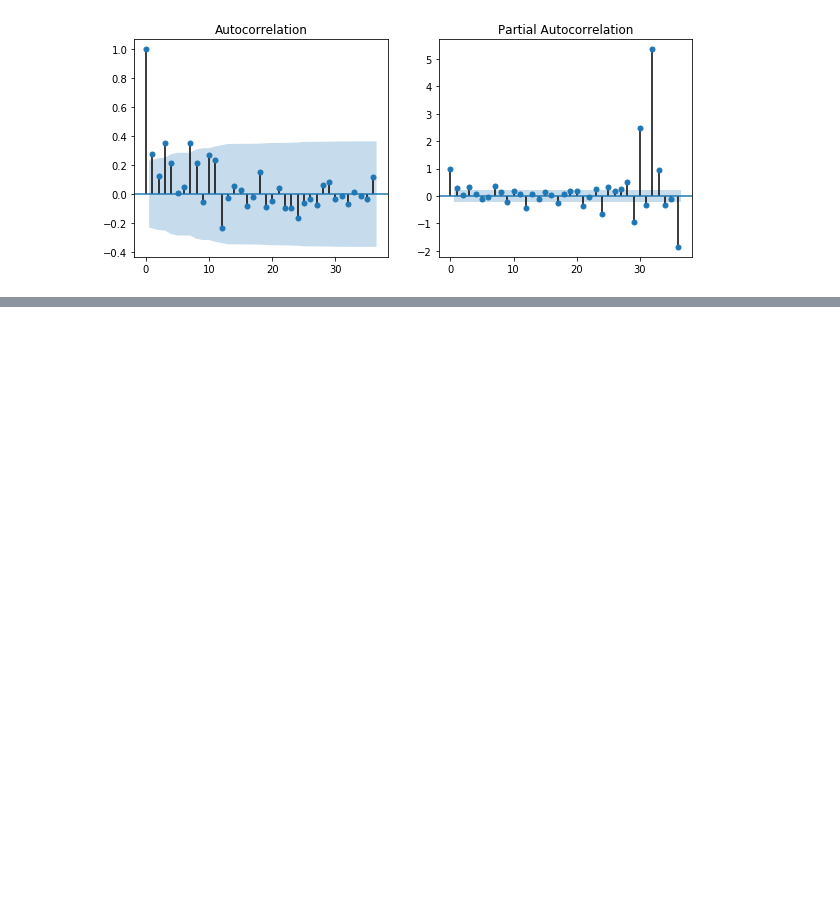
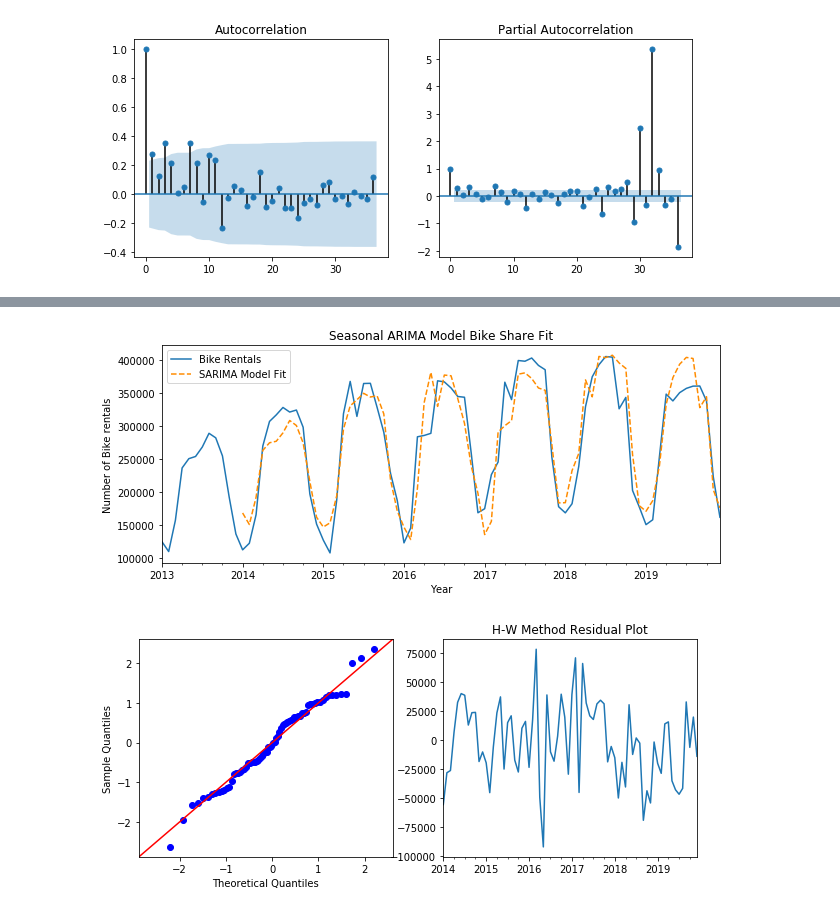
Before and after one commit to Christopher-Liu/bikeshare-ts-analysis, a Jupyter notebook: bikeshare_ts_proj.ipynb, the cells around one changed output, grey strips where cells are left out. Cells and saved outputs as stored; diff of their text form; code cells hidden in the pictures; blank space fills up the shorter version.

Commit message:
Inserted the rest of the code for the SARIMA model (no markdown text has been put in yet)

```diff
--- a/bikeshare_ts_proj.ipynb
+++ b/bikeshare_ts_proj.ipynb
@@ -203,0 +221,5 @@ fig = sm.graphics.tsa.plot_pacf(bike['seasonal_diff'].iloc[12:], lags=36, ax=axe
+# %%
+# The model with the lowest AICc had p = q = 1, so we fit an ARIMA(1,0,1)(1,1,0)12 model
+fit_sarima = SARIMAX(bike['num_rides'], order = (1,0,1), seasonal_order=(1,1,0,12)).fit()
+
+fit_sarima.summary()
@@ -203,0 +247,15 @@ fig = sm.graphics.tsa.plot_pacf(bike['seasonal_diff'].iloc[12:], lags=36, ax=axe
+# %%
+bike_plot = bike['num_rides'].plot(figsize = (10,4), title = "Seasonal ARIMA Model Bike Share Fit")
+bike_plot.set_ylabel("Number of Bike rentals")
+bike_plot.set_xlabel("Year")
+
+fit_sarima.fittedvalues.iloc[12:].plot(ax = bike_plot, style = '--', color = 'DarkOrange')
+bike_plot.legend(['Bike Rentals', 'SARIMA Model Fit'])
+
+fig, axes = plt.subplots(1, 2, figsize=(10,4))
+
+fig = sm.qqplot(fit_sarima.resid.iloc[12:], line='45', fit=True, ax=axes[0])
+fig = fit_sarima.resid.iloc[12:].plot(title="H-W Method Residual Plot", ax=axes[1]);
+# %% [output]
+[figure, added]
+[figure, added]
```
Also changed, not shown: parts of 2 cells of this notebook.
